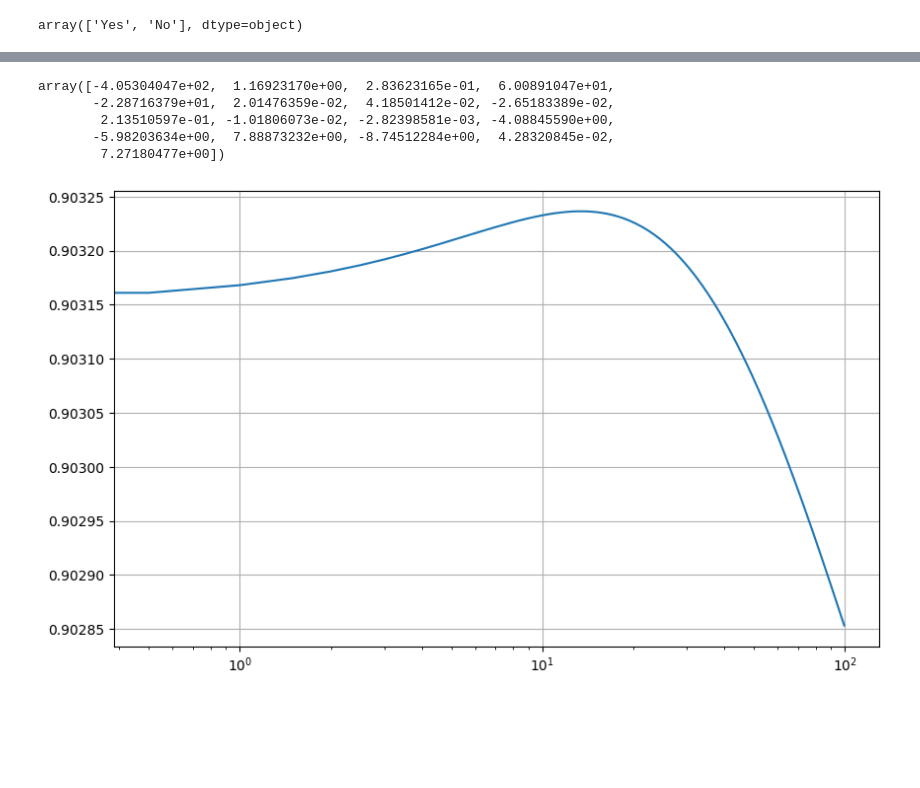
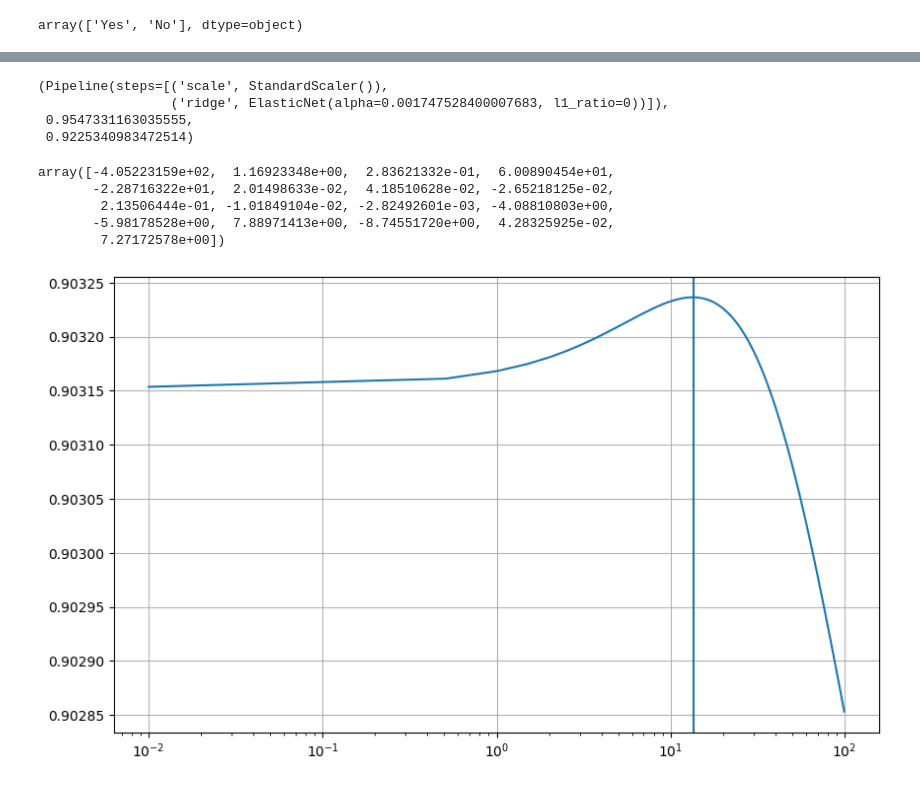
Before and after one commit to deusdevok/ISLP_Python, a Jupyter notebook: Chapter 6/Exercise9.ipynb, the cells around one changed output, grey strips where cells are left out. Drawn from its saved outputs; the diff is of its cells as text; code cells hidden in the pictures; blank space fills up the shorter version.

```diff
--- a/Chapter 6/Exercise9.ipynb
+++ b/Chapter 6/Exercise9.ipynb
@@ -67,7 +47,7 @@ X = College.drop('Apps', axis=1)
 y = College['Apps']
 # %%
 X_train, X_test, y_train, y_test = train_test_split(
-    X, y, test_size=0.4, random_state=5
+    X, y, test_size=0.2, random_state=1
 )
 # %%
 # Fit linear regression model to train, and evaluate in test
@@ -86,28 +76,81 @@ lreg_coefs = reg.coef_
+# %%
+# Ridge with cross validation to choose alpha
+
+pipe = Pipeline([
+    ('scale', StandardScaler()),
+    ('ridge', ElasticNet(alpha=20, l1_ratio=0))
+])
+
+kfold = KFold(5, random_state=0, shuffle=True)
+lambdas = 10**np.linspace(3, -7, 100)#/y.std()
+param_grid = {'ridge__alpha': lambdas, 'ridge__l1_ratio': [0]}
+grid = GridSearchCV(
+    pipe,
+    param_grid,
+    #cv=kfold
+)
+
+grid.fit(X_train, y_train)
+
+grid.best_estimator_, grid.score(X_test, y_test), grid.score(X_train, y_train)
+# %% [output]
+(Pipeline(steps=[('scale', StandardScaler()),
+                 ('ridge', ElasticNet(alpha=0.001747528400007683, l1_ratio=0))]),
+ 0.9547331163035555,
+ 0.9225340983472514)
+# %%
+# Ridge
+
+# Standarize X
+Xs = X - X.mean(0)[None, :]
+X_scale = X.std(0)
+Xs = Xs/X_scale[None, :]
+
+lambdas = 10**np.linspace(8, -2, 100)/y.std()
+soln_arr = ElasticNet.path(Xs, y, l1_ratio=0, alphas=lambdas)[1] # The second element are the coefficients along the path
+
+soln_path = pd.DataFrame(
+    soln_arr.T,
+    columns=Xs.columns,
+    index=-np.log(lambdas)
+)
+
+path_fig, ax = plt.subplots(figsize=(8,8))
+soln_path.plot(ax=ax, legend=False)
+ax.legend(loc='upper left');
 # %%
 def find_best_alpha(model, alphas):
     scores = []
-    #alphas = np.arange(0, 100, 0.5)
+    scores_train = []
+    # alphas = np.arange(0, 100, 0.5)
     for a in alphas:
         clf = model(alpha=a) # model can be Ridge, Lasso, etc
         scores.append(cross_val_score(clf, X, y, cv=10).mean())
+        #scores.append(cross_validate(clf, X, y, cv=10, return_train_score=True)['test_score'].mean())
+        #scores_train.append(cross_validate(clf, X, y, cv=10, return_train_score=True)['train_score'].mean())
+
+    # coefs for the best alpha
+    best_alpha = alphas[scores.index(max(scores))]
+    best_clf = model(alpha=best_alpha).fit(X_train, y_train)
 
     fig, ax = plt.subplots(figsize=(10,6))
     ax.plot(alphas, scores)
+    #ax.plot(alphas, scores_train)
     ax.set_xscale('log')
+    #ax.set_ylim([0.9,0.94])
+    ax.axvline(best_alpha)
     ax.grid()
 
-    # coefs for the best alpha
-    best_alpha = alphas[int(scores.index(max(scores)))]
-    best_clf = model(alpha=best_alpha).fit(X_train, y_train)
+
     return best_clf.coef_, best_alpha
 # %%
-ridge_coefs, _ = find_best_alpha(Ridge, np.arange(0, 100, 0.5))
+ridge_coefs, _ = find_best_alpha(Ridge, np.arange(0.01, 100, 0.5))
 ridge_coefs
 # %% [output]
-array([-4.05304047e+02,  1.16923170e+00,  2.83623165e-01,  6.00891047e+01,
-       -2.28716379e+01,  2.01476359e-02,  4.18501412e-02, -2.65183389e-02,
-        2.13510597e-01, -1.01806073e-02, -2.82398581e-03, -4.08845590e+00,
-       -5.98203634e+00,  7.88873232e+00, -8.74512284e+00,  4.28320845e-02,
-        7.27180477e+00])
+array([-4.05223159e+02,  1.16923348e+00,  2.83621332e-01,  6.00890454e+01,
+       -2.28716322e+01,  2.01498633e-02,  4.18510628e-02, -2.65218125e-02,
+        2.13506444e-01, -1.01849104e-02, -2.82492601e-03, -4.08810803e+00,
+       -5.98178528e+00,  7.88971413e+00, -8.74551720e+00,  4.28325925e-02,
+        7.27172578e+00])
-[figure, old version]
+[figure, new version]
 # %%
```
Also changed, not shown: parts of 9 cells of this notebook, 2 other files.
